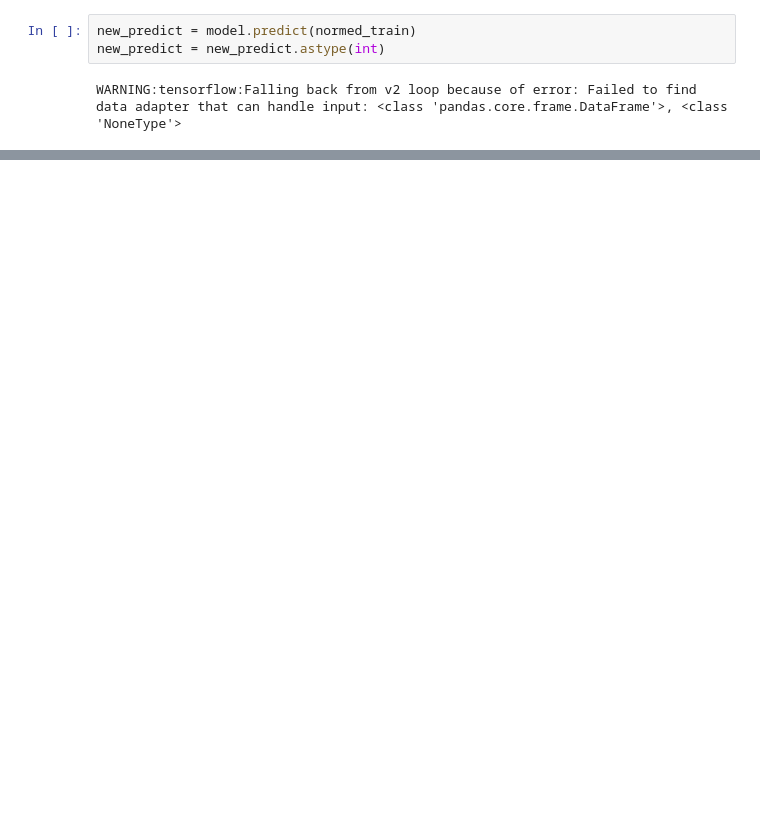
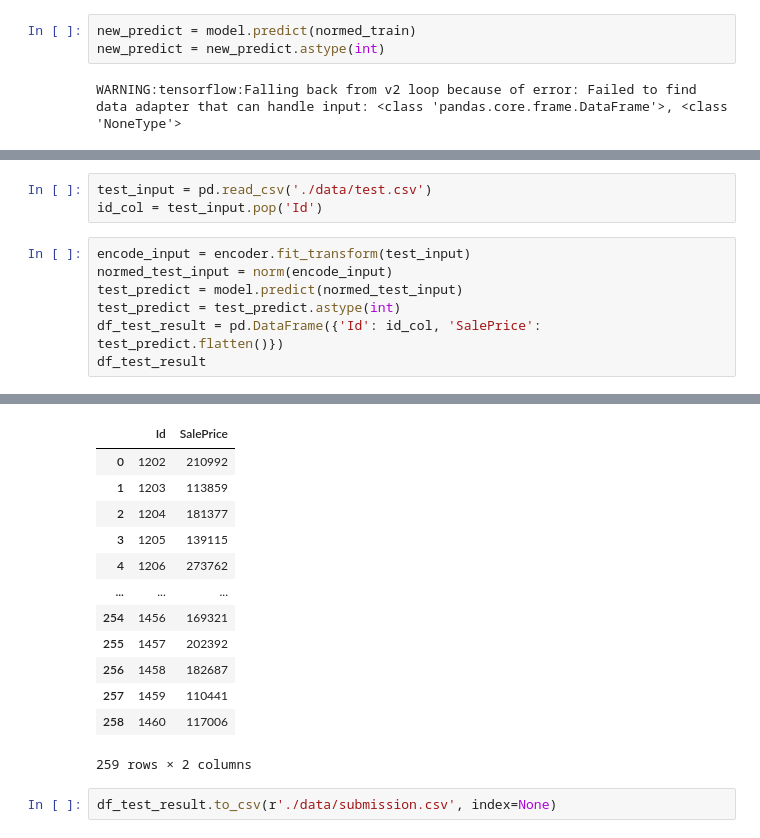
Before and after one commit to pangyujin/EE4483_mini_project, a Jupyter notebook: MLP_keras.ipynb, the cells around one changed output, grey strips where cells are left out. Cells and saved outputs as stored; diff of their text form; blank space fills up the shorter version.

```diff
--- a/MLP_keras.ipynb
+++ b/MLP_keras.ipynb
@@ -204,0 +215,11 @@ df
+# %%
+test_input = pd.read_csv('./data/test.csv')
+id_col = test_input.pop('Id')
+# %%
+encode_input = encoder.fit_transform(test_input)
+normed_test_input = norm(encode_input)
+test_predict = model.predict(normed_test_input)
+test_predict = test_predict.astype(int)
+df_test_result = pd.DataFrame({'Id': id_col, 'SalePrice': test_predict.flatten()})
+df_test_result
+# %% [output]
@@ -204,0 +227,15 @@ df
+|  | Id | SalePrice |
+| 0 | 1202 | 210992 |
+| 1 | 1203 | 113859 |
+| 2 | 1204 | 181377 |
+| 3 | 1205 | 139115 |
+| 4 | 1206 | 273762 |
+| ... | ... | ... |
+| 254 | 1456 | 169321 |
+| 255 | 1457 | 202392 |
+| 256 | 1458 | 182687 |
+| 257 | 1459 | 110441 |
+| 258 | 1460 | 117006 |
+259 rows × 2 columns
+# %%
+df_test_result.to_csv(r'./data/submission.csv', index=None)
```
Also changed, not shown: parts of 11 cells of this notebook, 4 other files.
